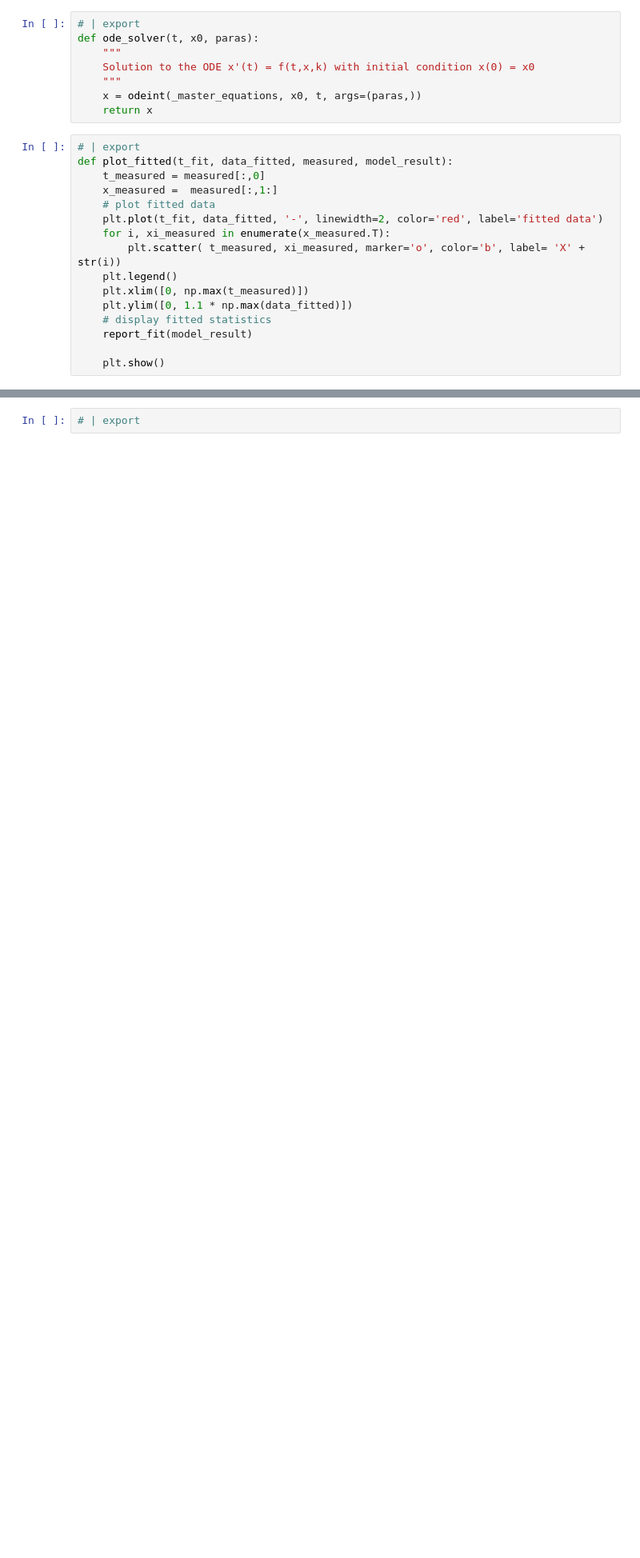
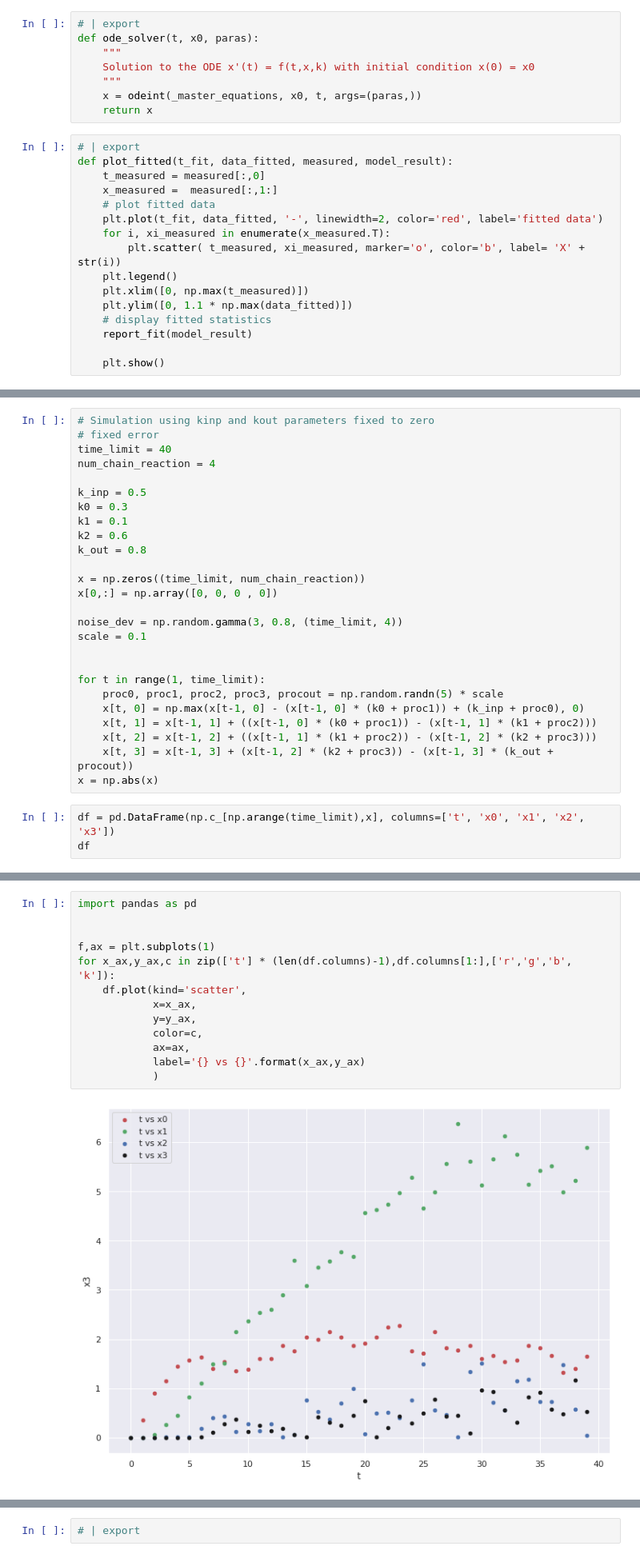
Before and after one commit to eugimarine/digestion_rates, a Jupyter notebook: 04_ODEmodel.ipynb, the cells around one changed output, grey strips where cells are left out. Shown: that part at 80% size. Drawn from its saved outputs; the diff is of its cells as text; blank space fills up the shorter version.

```diff
--- a/04_ODEmodel.ipynb
+++ b/04_ODEmodel.ipynb
@@ -179,0 +301,29 @@ sns.scatterplot(data=df_x, x='time', y='count', hue='species')
+# %%
+# Simulation using kinp and kout parameters fixed to zero
+# fixed error
+time_limit = 40
+num_chain_reaction = 4
+
+k_inp = 0.5
+k0 = 0.3
+k1 = 0.1
+k2 = 0.6
+k_out = 0.8
+
+x = np.zeros((time_limit, num_chain_reaction))
+x[0,:] = np.array([0, 0, 0 , 0])
+
+noise_dev = np.random.gamma(3, 0.8, (time_limit, 4))
+scale = 0.1
+
+
+for t in range(1, time_limit):
+    proc0, proc1, proc2, proc3, procout = np.random.randn(5) * scale
+    x[t, 0] = np.max(x[t-1, 0] - (x[t-1, 0] * (k0 + proc1)) + (k_inp + proc0), 0)
+    x[t, 1] = x[t-1, 1] + ((x[t-1, 0] * (k0 + proc1)) - (x[t-1, 1] * (k1 + proc2)))
+    x[t, 2] = x[t-1, 2] + ((x[t-1, 1] * (k1 + proc2)) - (x[t-1, 2] * (k2 + proc3)))
+    x[t, 3] = x[t-1, 3] + (x[t-1, 2] * (k2 + proc3)) - (x[t-1, 3] * (k_out + procout))
+x = np.abs(x)
+# %%
+df = pd.DataFrame(np.c_[np.arange(time_limit),x], columns=['t', 'x0', 'x1', 'x2', 'x3'])
+df
@@ -179,0 +348,15 @@ sns.scatterplot(data=df_x, x='time', y='count', hue='species')
+# %%
+import pandas as pd
+
+
+f,ax = plt.subplots(1)
+for x_ax,y_ax,c in zip(['t'] * (len(df.columns)-1),df.columns[1:],['r','g','b', 'k']):
+    df.plot(kind='scatter',
+            x=x_ax,
+            y=y_ax,
+            color=c,
+            ax=ax,
+            label='{} vs {}'.format(x_ax,y_ax)
+            )
+# %% [output]
+[figure, added]
```
Also changed, not shown: parts of 33 cells of this notebook, 2 other files.
